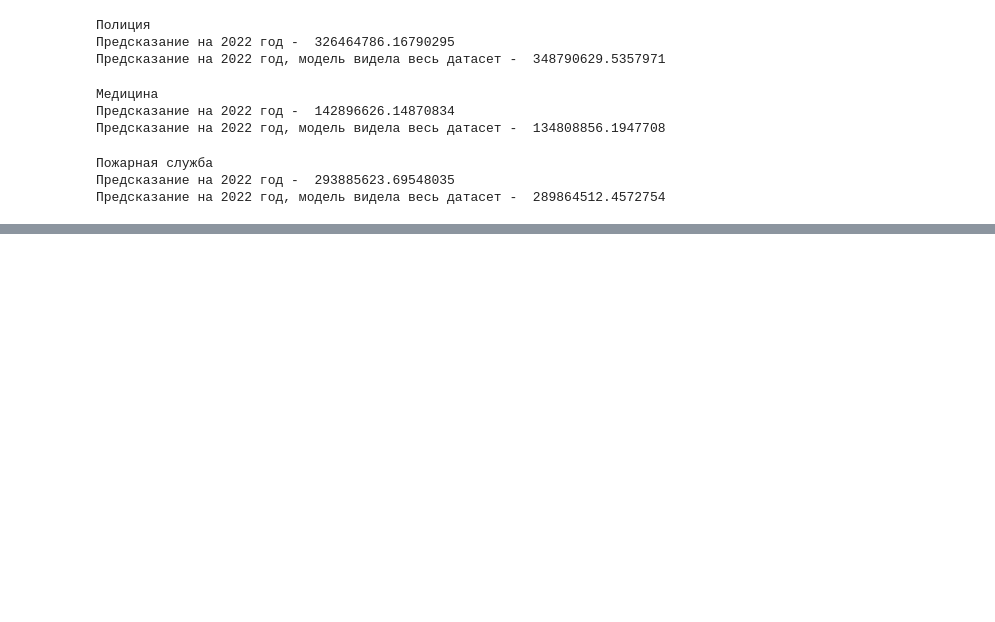
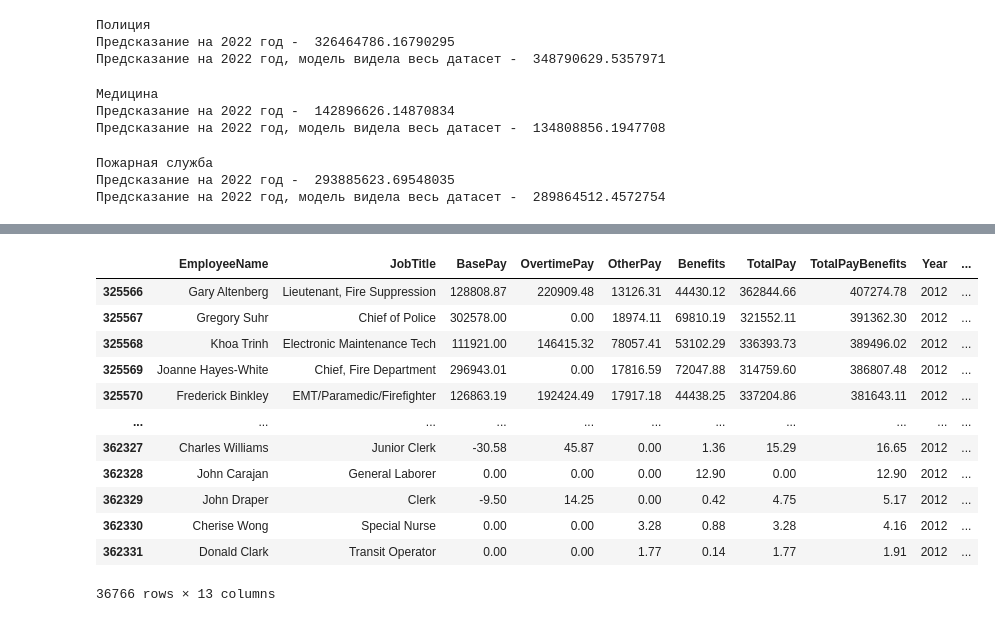
Before and after one commit to EvgenyBelov78/DA1, a Jupyter notebook: Salaries_in_SF.ipynb, the cells around one changed output, grey strips where cells are left out. Cells and saved outputs as stored; diff of their text form; code cells hidden in the pictures; blank space fills up the shorter version.

```diff
--- a/Salaries_in_SF.ipynb
+++ b/Salaries_in_SF.ipynb
@@ -1109,0 +1126,18 @@ print('Предсказание на 2022 год, модель видела ве
+# %%
+dffull.drop('level_0',axis=1,inplace=True)
+# %%
+dffull[dffull['Year']==2012]
+# %% [output]
+|  | EmployeeName | JobTitle | BasePay | OvertimePay | OtherPay | Benefits | TotalPay | TotalPayBenefits | Year | ... |
+| 325566 | Gary Altenberg | Lieutenant, Fire Suppression | 128808.87 | 220909.48 | 13126.31 | 44430.12 | 362844.66 | 407274.78 | 2012 | ... |
+| 325567 | Gregory Suhr | Chief of Police | 302578.00 | 0.00 | 18974.11 | 69810.19 | 321552.11 | 391362.30 | 2012 | ... |
+| 325568 | Khoa Trinh | Electronic Maintenance Tech | 111921.00 | 146415.32 | 78057.41 | 53102.29 | 336393.73 | 389496.02 | 2012 | ... |
+| 325569 | Joanne Hayes-White | Chief, Fire Department | 296943.01 | 0.00 | 17816.59 | 72047.88 | 314759.60 | 386807.48 | 2012 | ... |
+| 325570 | Frederick Binkley | EMT/Paramedic/Firefighter | 126863.19 | 192424.49 | 17917.18 | 44438.25 | 337204.86 | 381643.11 | 2012 | ... |
+| ... | ... | ... | ... | ... | ... | ... | ... | ... | ... | ... |
+| 362327 | Charles Williams | Junior Clerk | -30.58 | 45.87 | 0.00 | 1.36 | 15.29 | 16.65 | 2012 | ... |
+| 362328 | John Carajan | General Laborer | 0.00 | 0.00 | 0.00 | 12.90 | 0.00 | 12.90 | 2012 | ... |
+| 362329 | John Draper | Clerk | -9.50 | 14.25 | 0.00 | 0.42 | 4.75 | 5.17 | 2012 | ... |
+| 362330 | Cherise Wong | Special Nurse | 0.00 | 0.00 | 3.28 | 0.88 | 3.28 | 4.16 | 2012 | ... |
+| 362331 | Donald Clark | Transit Operator | 0.00 | 0.00 | 1.77 | 0.14 | 1.77 | 1.91 | 2012 | ... |
+36766 rows × 13 columns
```
Also changed, not shown: parts of 14 cells of this notebook.
